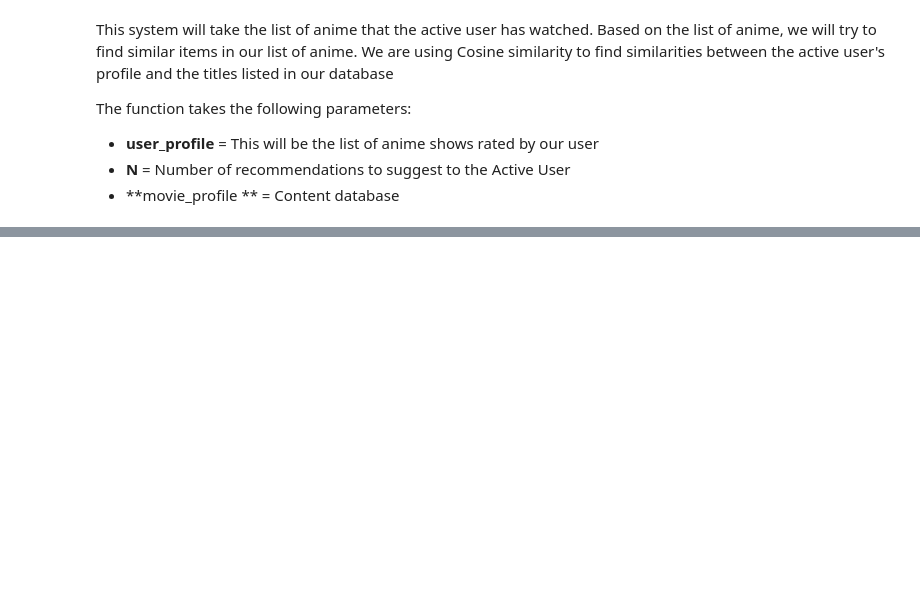
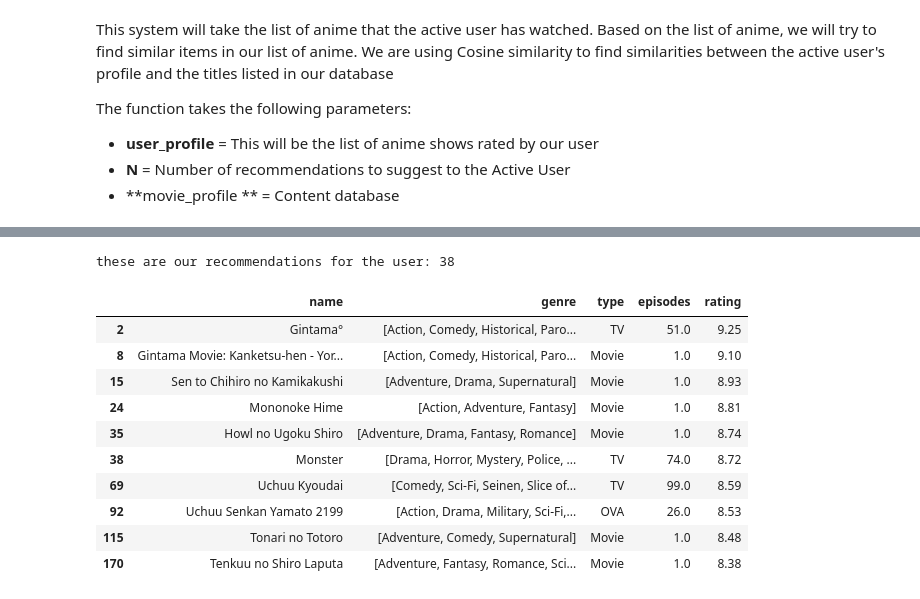
Before and after one commit to sudeep2711/Anime-Recommendation-System, a Jupyter notebook: Anime Recommender system.ipynb, the cells around one changed output, grey strips where cells are left out. Drawn from its saved outputs; the diff is of its cells as text; code cells hidden in the pictures; blank space fills up the shorter version.

```diff
--- a/Anime Recommender system.ipynb
+++ b/Anime Recommender system.ipynb
@@ -531,0 +733,7 @@ Factors like: Genre, type of Anime and Number of episodes are the factors that t
+# %%
+def get_recommendations(uid_profile):
+    user_top_10 = rating_anime[rating_anime.user_id == uid_profile].sort_values('rating',ascending = False ).iloc[1:10]
+    rated_top_10= user_top_10[['name','genre','type','episodes','rating']]
+    anime_id_user= [iid for (iid, _) in top_n[uid_profile]]
+    top_10_recommendations = anime_data[anime_data.anime_id.isin(anime_id_user)][['name','genre','type','episodes','rating']]
+    return rated_top_10,top_10_recommendations
@@ -531,0 +744,4 @@ Factors like: Genre, type of Anime and Number of episodes are the factors that t
+# %%
+# Getting user ratings and recommendations for user number 38
+
+user_rated,top_10_recommendations =  get_recommendations(uid_profile=38)
@@ -531,0 +763,16 @@ Factors like: Genre, type of Anime and Number of episodes are the factors that t
+# %%
+print('these are our recommendations for the user 38')
+top_10_recommendations
+# %% [output]
+these are our recommendations for the user: 38
+|  | name | genre | type | episodes | rating |
+| 2 | Gintama° | [Action, Comedy, Historical, Paro... | TV | 51.0 | 9.25 |
+| 8 | Gintama Movie: Kanketsu-hen - Yor... | [Action, Comedy, Historical, Paro... | Movie | 1.0 | 9.10 |
+| 15 | Sen to Chihiro no Kamikakushi | [Adventure, Drama, Supernatural] | Movie | 1.0 | 8.93 |
+| 24 | Mononoke Hime | [Action, Adventure, Fantasy] | Movie | 1.0 | 8.81 |
+| 35 | Howl no Ugoku Shiro | [Adventure, Drama, Fantasy, Romance] | Movie | 1.0 | 8.74 |
+| 38 | Monster | [Drama, Horror, Mystery, Police, ... | TV | 74.0 | 8.72 |
+| 69 | Uchuu Kyoudai | [Comedy, Sci-Fi, Seinen, Slice of... | TV | 99.0 | 8.59 |
+| 92 | Uchuu Senkan Yamato 2199 | [Action, Drama, Military, Sci-Fi,... | OVA | 26.0 | 8.53 |
+| 115 | Tonari no Totoro | [Adventure, Comedy, Supernatural] | Movie | 1.0 | 8.48 |
+| 170 | Tenkuu no Shiro Laputa | [Adventure, Fantasy, Romance, Sci... | Movie | 1.0 | 8.38 |
```
Also changed, not shown: parts of 20 cells of this notebook.
